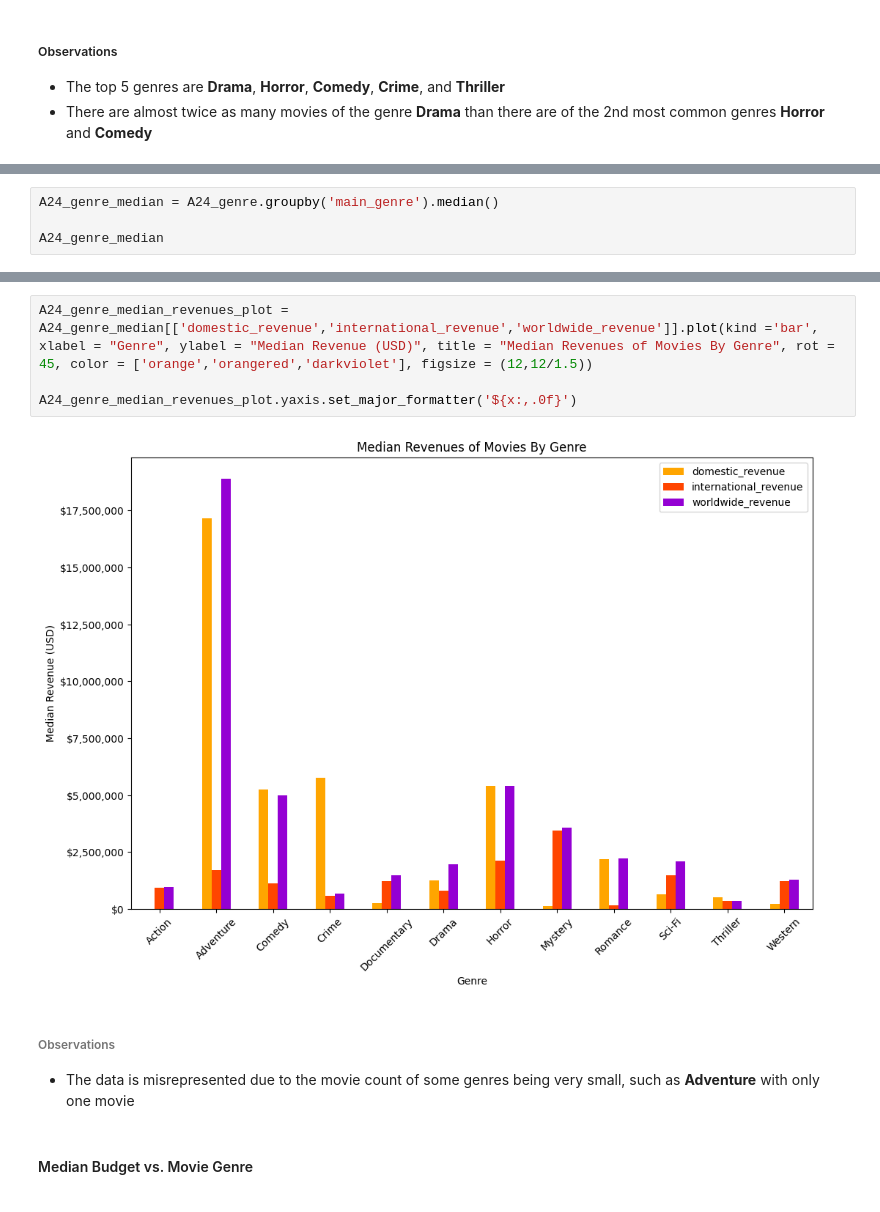
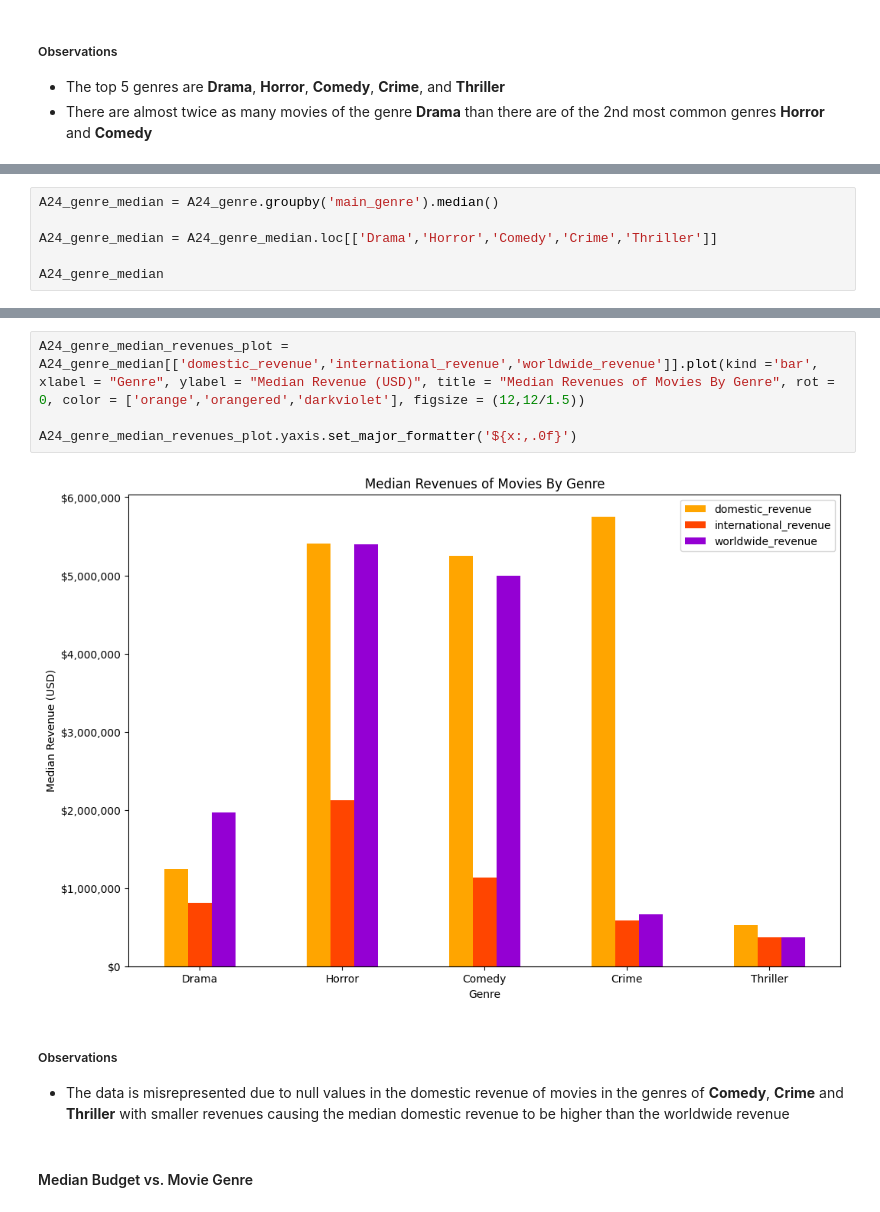
Before and after one commit to AlexPMorton/A24-Movies-EDA, a Jupyter notebook: A24_EDA.ipynb, the cells around one changed output, grey strips where cells are left out. Saved outputs shown, nothing was run; the diff lists cells and outputs as text.

Commit message:
Revised first section and cleaned up graphs

```diff
--- a/A24_EDA.ipynb
+++ b/A24_EDA.ipynb
@@ -601,6 +498,8 @@ A24_genre_count_plot.get_legend().remove()
 # %%
 A24_genre_median = A24_genre.groupby('main_genre').median()
 
+A24_genre_median = A24_genre_median.loc[['Drama','Horror','Comedy','Crime','Thriller']]
+
 A24_genre_median
 # %% [output]
 |  | budget | domestic_revenue | international_revenue | worldwide_revenue | runtime |
@@ -633,12 +512,12 @@ A24_genre[A24_genre['main_genre'] == 'Crime']
 # %%
-A24_genre_median_revenues_plot = A24_genre_median[['domestic_revenue','international_revenue','worldwide_revenue']].plot(kind ='bar', xlabel = "Genre", ylabel = "Median Revenue (USD)", title = "Median Revenues of Movies By Genre", rot = 45, color = ['orange','orangered','darkviolet'], figsize = (12,12/1.5))
+A24_genre_median_revenues_plot = A24_genre_median[['domestic_revenue','international_revenue','worldwide_revenue']].plot(kind ='bar', xlabel = "Genre", ylabel = "Median Revenue (USD)", title = "Median Revenues of Movies By Genre", rot = 0, color = ['orange','orangered','darkviolet'], figsize = (12,12/1.5))
 
 A24_genre_median_revenues_plot.yaxis.set_major_formatter('${x:,.0f}')
 # %% [output]
-[figure, old version]
+[figure, new version]
-# %% [markdown]
-###### Observations
-- The data is misrepresented due to the movie count of some genres being very small, such as **Adventure** with only one movie
+# %% [markdown]
+##### Observations
+- The data is misrepresented due to null values in the domestic revenue of movies in the genres of **Comedy**, **Crime** and **Thriller** with smaller revenues causing the median domestic revenue to be higher than the worldwide revenue
 # %% [markdown]
 #### Median Budget vs. Movie Genre
 # %%
```
Also changed, not shown: parts of 55 cells of this notebook.
